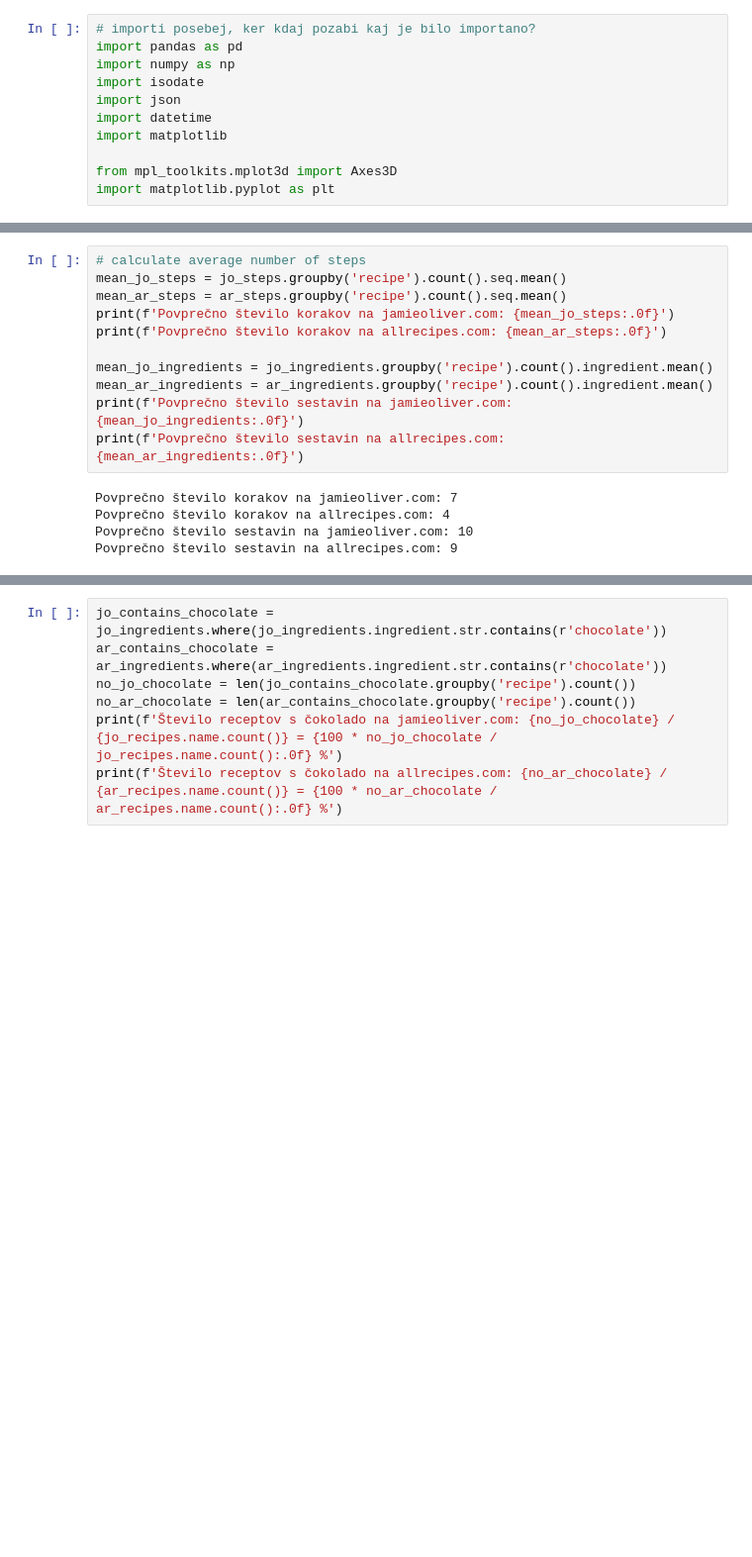
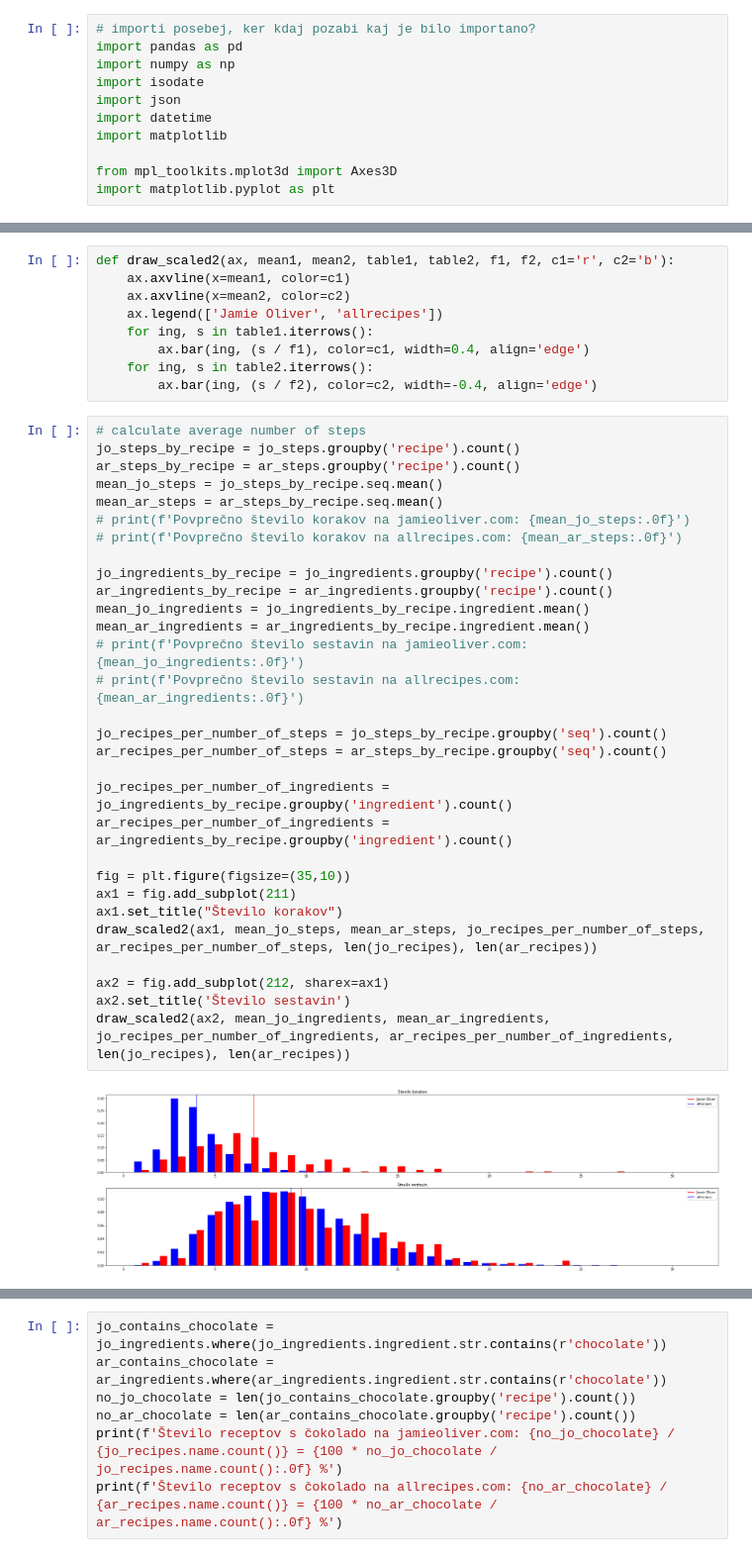
Before and after one commit to StrahR/analiza-sladic, a Jupyter notebook: analiza-sladic.ipynb, the cells around one changed output, grey strips where cells are left out. Shown at 99% size. Drawn from its saved outputs; the diff is of its cells as text; blank space fills up the shorter version.

```diff
--- a/analiza-sladic.ipynb
+++ b/analiza-sladic.ipynb
@@ -33,17 +33,42 @@ Izračunajmo povprečno število korakov in sestavin za obe strani
+# %%
+def draw_scaled2(ax, mean1, mean2, table1, table2, f1, f2, c1='r', c2='b'):
+    ax.axvline(x=mean1, color=c1)
+    ax.axvline(x=mean2, color=c2)
+    ax.legend(['Jamie Oliver', 'allrecipes'])
+    for ing, s in table1.iterrows():
+        ax.bar(ing, (s / f1), color=c1, width=0.4, align='edge')
+    for ing, s in table2.iterrows():
+        ax.bar(ing, (s / f2), color=c2, width=-0.4, align='edge')
 # %%
 # calculate average number of steps
-mean_jo_steps = jo_steps.groupby('recipe').count().seq.mean()
-mean_ar_steps = ar_steps.groupby('recipe').count().seq.mean()
-print(f'Povprečno število korakov na jamieoliver.com: {mean_jo_steps:.0f}')
-print(f'Povprečno število korakov na allrecipes.com: {mean_ar_steps:.0f}')
+jo_steps_by_recipe = jo_steps.groupby('recipe').count()
+ar_steps_by_recipe = ar_steps.groupby('recipe').count()
+mean_jo_steps = jo_steps_by_recipe.seq.mean()
+mean_ar_steps = ar_steps_by_recipe.seq.mean()
+# print(f'Povprečno število korakov na jamieoliver.com: {mean_jo_steps:.0f}')
+# print(f'Povprečno število korakov na allrecipes.com: {mean_ar_steps:.0f}')
 
-mean_jo_ingredients = jo_ingredients.groupby('recipe').count().ingredient.mean()
-mean_ar_ingredients = ar_ingredients.groupby('recipe').count().ingredient.mean()
-print(f'Povprečno število sestavin na jamieoliver.com: {mean_jo_ingredients:.0f}')
-print(f'Povprečno število sestavin na allrecipes.com: {mean_ar_ingredients:.0f}')
+jo_ingredients_by_recipe = jo_ingredients.groupby('recipe').count()
+ar_ingredients_by_recipe = ar_ingredients.groupby('recipe').count()
+mean_jo_ingredients = jo_ingredients_by_recipe.ingredient.mean()
+mean_ar_ingredients = ar_ingredients_by_recipe.ingredient.mean()
+# print(f'Povprečno število sestavin na jamieoliver.com: {mean_jo_ingredients:.0f}')
+# print(f'Povprečno število sestavin na allrecipes.com: {mean_ar_ingredients:.0f}')
+
+jo_recipes_per_number_of_steps = jo_steps_by_recipe.groupby('seq').count()
+ar_recipes_per_number_of_steps = ar_steps_by_recipe.groupby('seq').count()
+
+jo_recipes_per_number_of_ingredients = jo_ingredients_by_recipe.groupby('ingredient').count()
+ar_recipes_per_number_of_ingredients = ar_ingredients_by_recipe.groupby('ingredient').count()
+
+fig = plt.figure(figsize=(35,10))
+ax1 = fig.add_subplot(211)
+ax1.set_title("Število korakov")
+draw_scaled2(ax1, mean_jo_steps, mean_ar_steps, jo_recipes_per_number_of_steps, ar_recipes_per_number_of_steps, len(jo_recipes), len(ar_recipes))
+
+ax2 = fig.add_subplot(212, sharex=ax1)
+ax2.set_title('Število sestavin')
+draw_scaled2(ax2, mean_jo_ingredients, mean_ar_ingredients, jo_recipes_per_number_of_ingredients, ar_recipes_per_number_of_ingredients, len(jo_recipes), len(ar_recipes))
 # %% [output]
-Povprečno število korakov na jamieoliver.com: 7
-Povprečno število korakov na allrecipes.com: 4
-Povprečno število sestavin na jamieoliver.com: 10
-Povprečno število sestavin na allrecipes.com: 9
+[figure, added]
 # %% [markdown]
```
Also changed, not shown: parts of 17 cells of this notebook.
